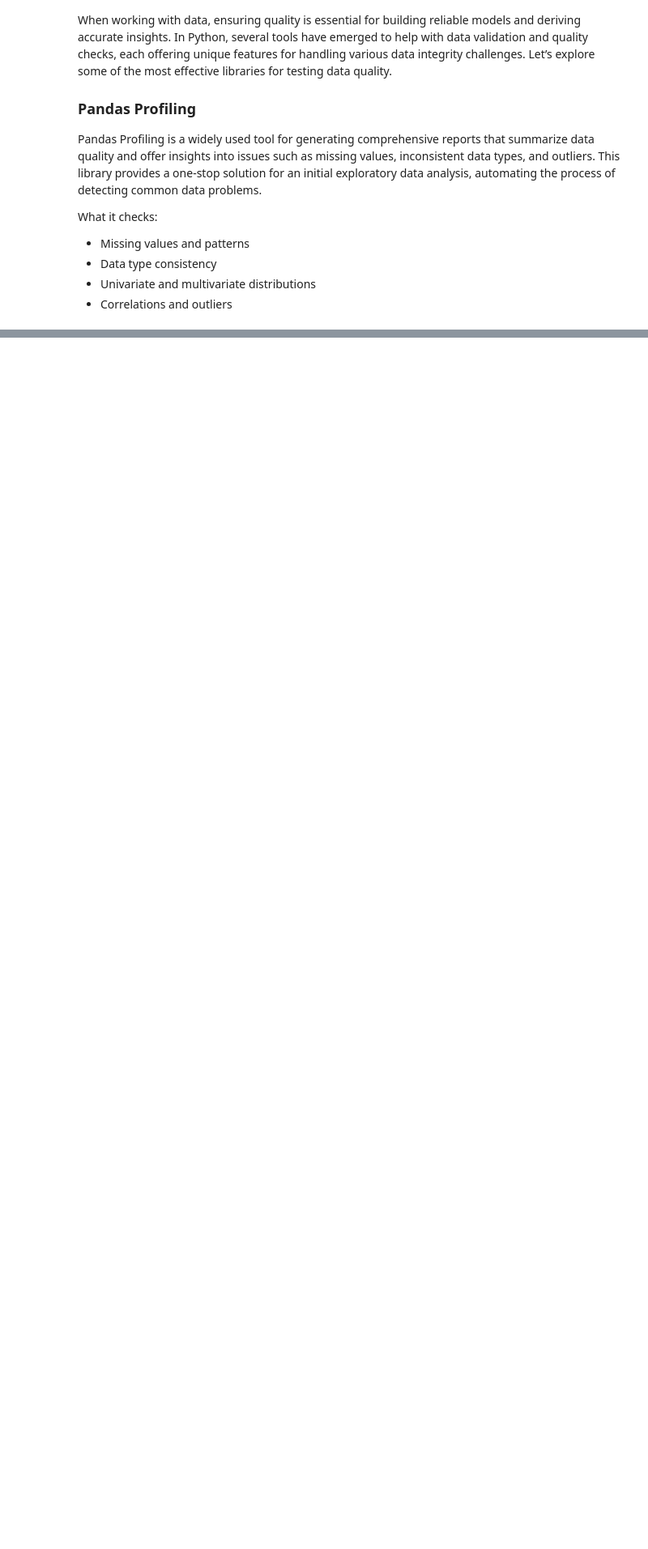
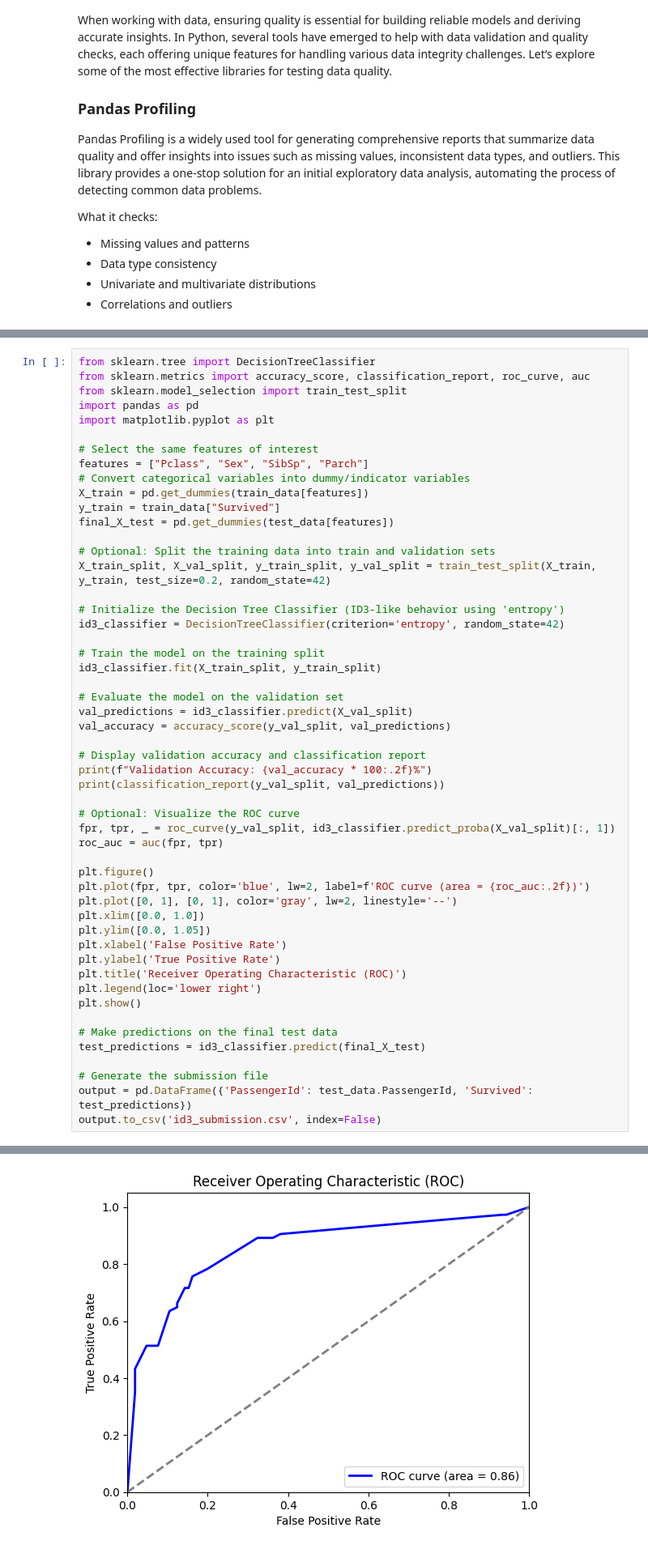
Before and after one commit to cadrianas/Personal-projects, a Jupyter notebook: Titanic.ipynb, the cells around one changed output, grey strips where cells are left out. Shown at 81% size. Drawn from its saved outputs; the diff is of its cells as text; blank space fills up the shorter version.

```diff
--- a/Titanic.ipynb
+++ b/Titanic.ipynb
@@ -212,0 +487,53 @@ We will use the following libraries:
+# %%
+from sklearn.tree import DecisionTreeClassifier
+from sklearn.metrics import accuracy_score, classification_report, roc_curve, auc
+from sklearn.model_selection import train_test_split
+import pandas as pd
+import matplotlib.pyplot as plt
+
+# Select the same features of interest
+features = ["Pclass", "Sex", "SibSp", "Parch"]
+# Convert categorical variables into dummy/indicator variables
+X_train = pd.get_dummies(train_data[features])
+y_train = train_data["Survived"]
+final_X_test = pd.get_dummies(test_data[features])
+
+# Optional: Split the training data into train and validation sets
+X_train_split, X_val_split, y_train_split, y_val_split = train_test_split(X_train, y_train, test_size=0.2, random_state=42)
+
+# Initialize the Decision Tree Classifier (ID3-like behavior using 'entropy')
+id3_classifier = DecisionTreeClassifier(criterion='entropy', random_state=42)
+
+# Train the model on the training split
+id3_classifier.fit(X_train_split, y_train_split)
+
+# Evaluate the model on the validation set
+val_predictions = id3_classifier.predict(X_val_split)
+val_accuracy = accuracy_score(y_val_split, val_predictions)
+
+# Display validation accuracy and classification report
+print(f"Validation Accuracy: {val_accuracy * 100:.2f}%")
+print(classification_report(y_val_split, val_predictions))
+
+# Optional: Visualize the ROC curve
+fpr, tpr, _ = roc_curve(y_val_split, id3_classifier.predict_proba(X_val_split)[:, 1])
+roc_auc = auc(fpr, tpr)
+
+plt.figure()
+plt.plot(fpr, tpr, color='blue', lw=2, label=f'ROC curve (area = {roc_auc:.2f})')
+plt.plot([0, 1], [0, 1], color='gray', lw=2, linestyle='--')
+plt.xlim([0.0, 1.0])
+plt.ylim([0.0, 1.05])
+plt.xlabel('False Positive Rate')
+plt.ylabel('True Positive Rate')
+plt.title('Receiver Operating Characteristic (ROC)')
+plt.legend(loc='lower right')
+plt.show()
+
+# Make predictions on the final test data
+test_predictions = id3_classifier.predict(final_X_test)
+
+# Generate the submission file
+output = pd.DataFrame({'PassengerId': test_data.PassengerId, 'Survived': test_predictions})
+output.to_csv('id3_submission.csv', index=False)
+# %% [output]
@@ -212,0 +549 @@ We will use the following libraries:
+[figure, added]
```
Also changed, not shown: parts of 52 cells of this notebook, 8 other files.
